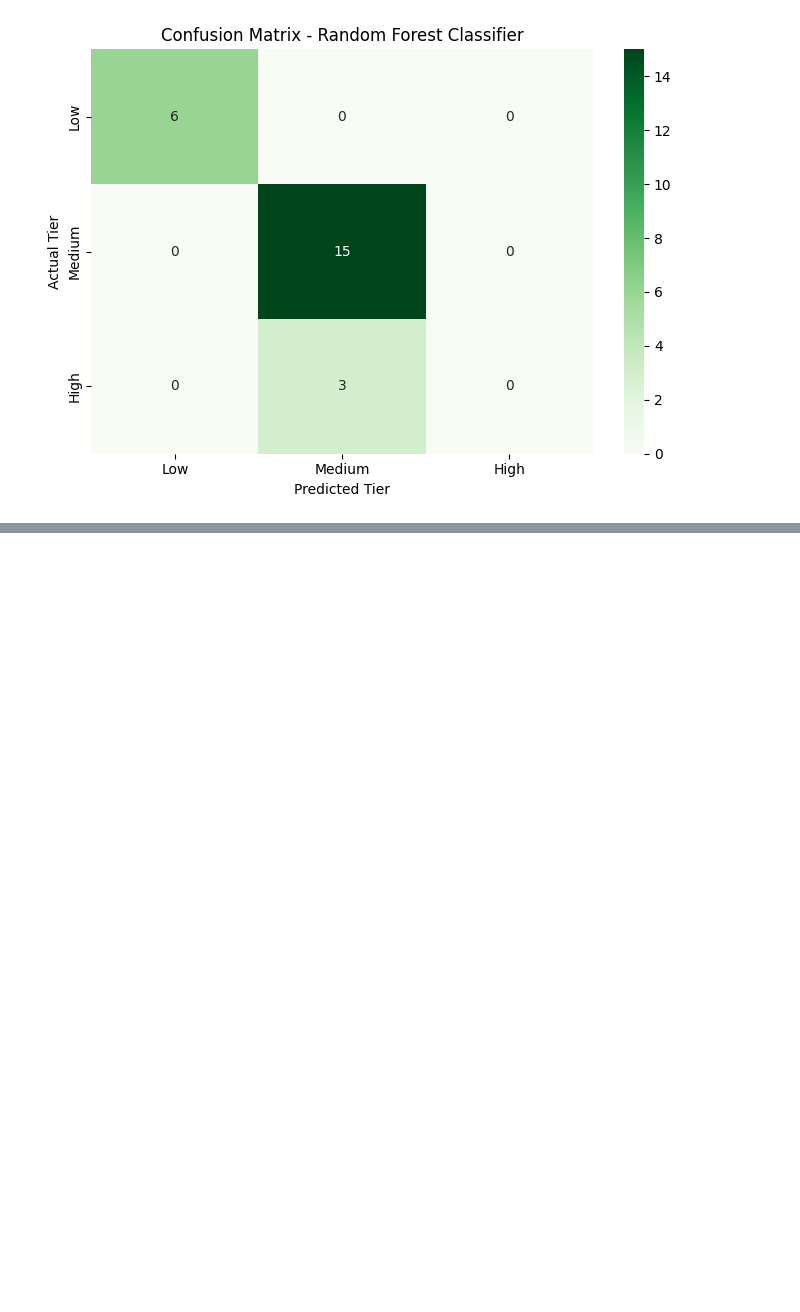
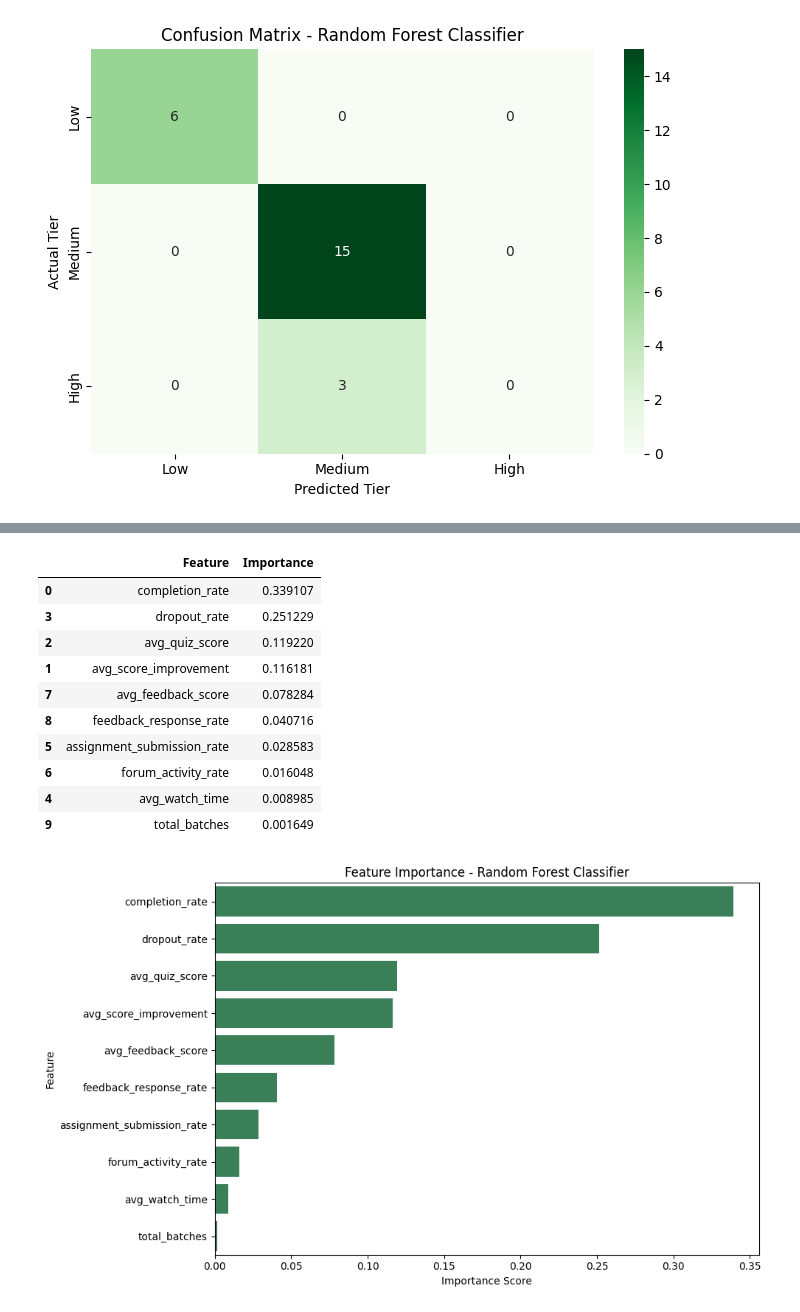
Before and after one commit to AJ0043/Instructor-Effectiveness-Modeling-EdTech-Context-, a Jupyter notebook: Untitled20.ipynb, the cells around one changed output, grey strips where cells are left out. Saved outputs shown, nothing was run; the diff lists cells and outputs as text; code cells hidden in the pictures; blank space fills up the shorter version.

```diff
--- a/Untitled20.ipynb
+++ b/Untitled20.ipynb
@@ -1378,0 +1382,50 @@ plt.show()
+# %%
+# Step 6.1 - Analyze Feature Importance
+
+# Create a DataFrame containing feature names and their importance scores
+feature_importance = pd.DataFrame({
+    "Feature": X_train.columns,
+    "Importance": rf_model.feature_importances_
+})
+
+# Sort features from highest to lowest importance
+feature_importance = feature_importance.sort_values(
+    by="Importance",
+    ascending=False
+)
+
+# Display the feature importance table
+display(feature_importance)
+
+# Set the figure size for the bar chart
+plt.figure(figsize=(10, 6))
+
+# Create a horizontal bar chart to compare feature importance
+sns.barplot(
+    data=feature_importance,
+    x="Importance",
+    y="Feature",
+    color="seagreen"
+)
+
+# Add chart title and axis labels
+plt.title("Feature Importance - Random Forest Classifier")
+plt.xlabel("Importance Score")
+plt.ylabel("Feature")
+
+# Adjust the layout and display the chart
+plt.tight_layout()
+plt.show()
+# %% [output]
+|  | Feature | Importance |
+| 0 | completion_rate | 0.339107 |
+| 3 | dropout_rate | 0.251229 |
+| 2 | avg_quiz_score | 0.119220 |
+| 1 | avg_score_improvement | 0.116181 |
+| 7 | avg_feedback_score | 0.078284 |
+| 8 | feedback_response_rate | 0.040716 |
+| 5 | assignment_submission_rate | 0.028583 |
+| 6 | forum_activity_rate | 0.016048 |
+| 4 | avg_watch_time | 0.008985 |
+| 9 | total_batches | 0.001649 |
+[figure, added]
```
Also changed, not shown: parts of 10 cells of this notebook.
